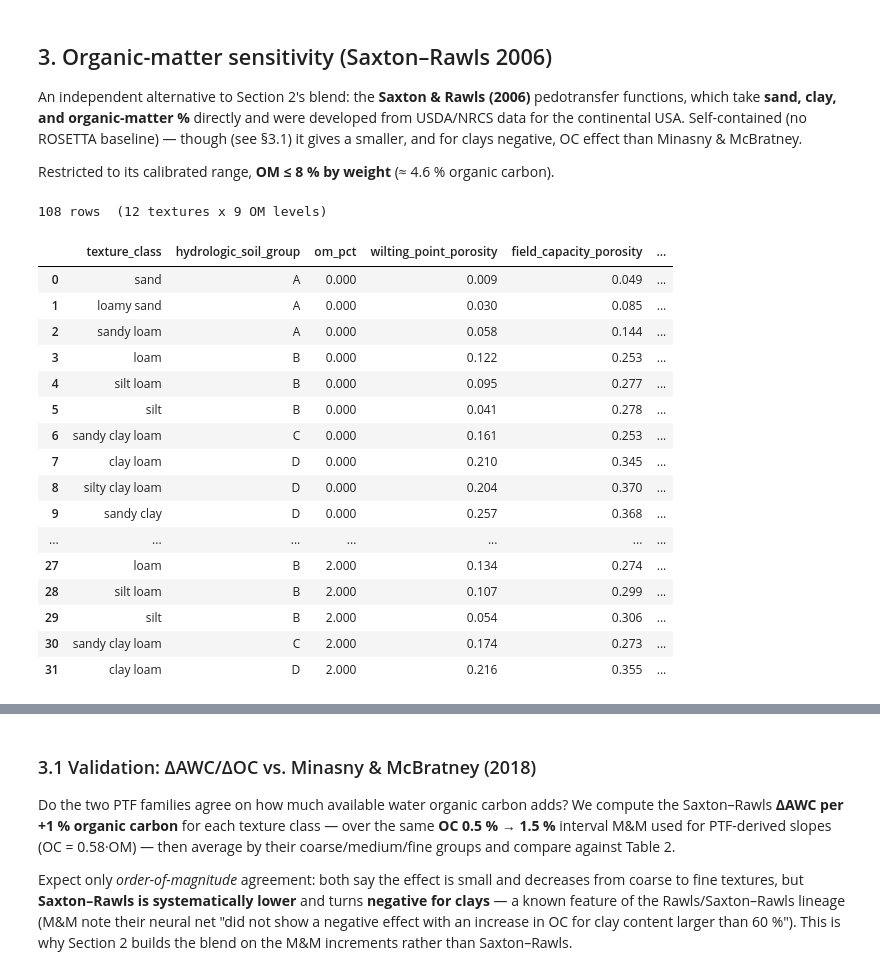
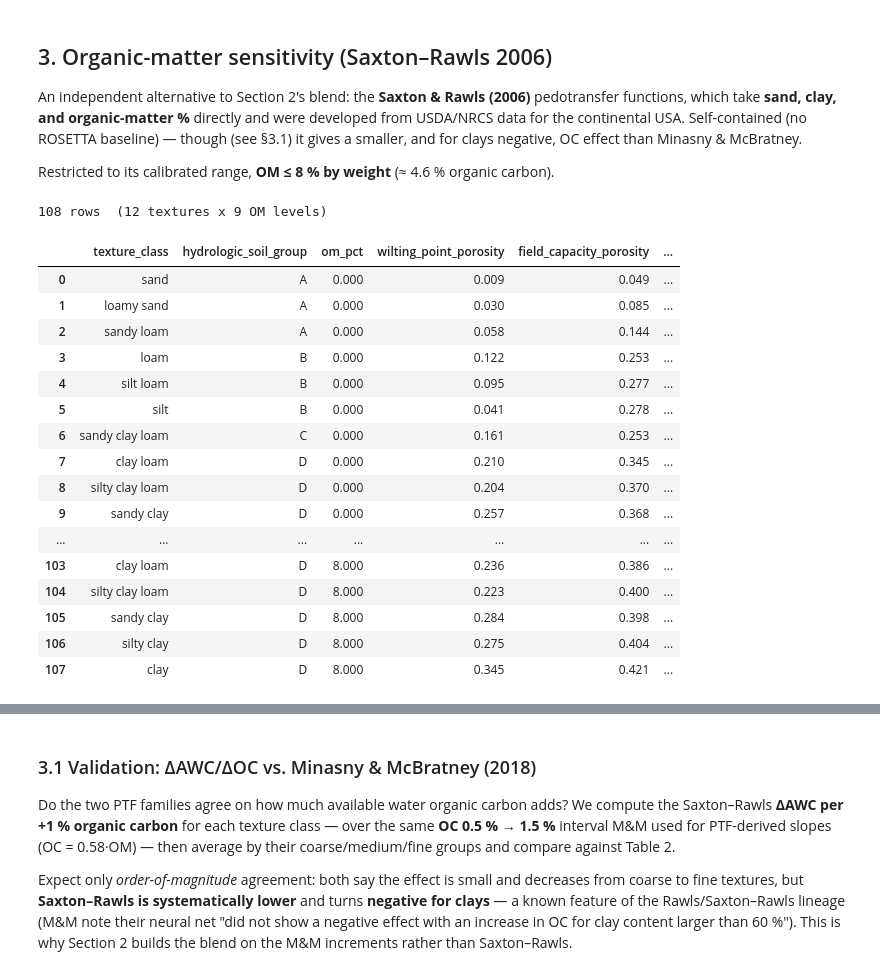
Before and after one commit to LimnoTech/soil-health-hydraulics, a Jupyter notebook: notebooks/2_organic_matter_water_holding.ipynb, the cells around one changed output, grey strips where cells are left out. Drawn from its saved outputs; the diff is of its cells as text; code cells hidden in the pictures.

```diff
--- a/notebooks/2_organic_matter_water_holding.ipynb
+++ b/notebooks/2_organic_matter_water_holding.ipynb
@@ -24,8 +24,22 @@ import numpy as np
 import pandas as pd
 import hvplot.pandas  # noqa: F401  (registers the .hvplot accessor)
 import holoviews as hv
+from IPython.display import HTML
 
 pd.set_option("display.float_format", lambda v: f"{v:0.3f}")
+
+
+def show(df, height=360):
+    """Display the *full* DataFrame in a fixed-height, scrollable box — renders the same in
+    JupyterLab and in the exported HTML site (`to_html` emits every row and respects the
+    float_format set above)."""
+    return HTML(
+        "<style>.scroll-df thead th{position:sticky;top:0;background:#fff;"
+        "box-shadow:inset 0 -1px 0 #ccc;}</style>"
+        f'<div class="scroll-df" style="max-height:{height}px;overflow:auto;'
+        'border:1px solid #ddd;border-radius:4px;">'
+        f"{df.to_html()}</div>"
+    )
 
 # ROSETTA texture × bulk-density baseline produced by rosetta_porosity_by_texture.ipynb
 result = pd.read_csv("rosetta_porosity_by_texture.csv")
@@ -47,7 +61,7 @@ texture_ticks = [(i, f"{cls} ({HYDROLOGIC_SOIL_GROUP[cls]})") for cls, i in text
 INCHES_PER_FOOT = 12.0  # volumetric water content (cm3/cm3) -> inches per foot of soil depth
 
 print(f"loaded {len(result)} ROSETTA rows: {len(TEXTURE_CLASSES)} textures x {len(bulk_densities)} bulk densities")
-result.head()
+show(result)
 # %% [output]
 [interactive output not drawn]
 [interactive output not drawn]
@@ -405,39 +430,39 @@ for om in om_values:
         sr_rows.append(
             {
                 "texture_class": cls,
                 "hydrologic_soil_group": HYDROLOGIC_SOIL_GROUP[cls],
                 "om_pct": om,
                 "wilting_point_porosity": pwp,
                 "field_capacity_porosity": fc,
                 "total_porosity": por,
                 "available_water_capacity": fc - pwp,
                 "drainable_water": por - fc,
             }
         )
 sr_df = pd.DataFrame(sr_rows)
 sr_df["texture_class"] = pd.Categorical(sr_df["texture_class"], categories=list(TEXTURE_CLASSES), ordered=True)
 
 print(f"{len(sr_df)} rows  ({len(TEXTURE_CLASSES)} textures x {len(om_values)} OM levels)")
-sr_df[sr_df["om_pct"].isin([0.0, 2.0, 4.0, 8.0])].head(20)
+show(sr_df[sr_df["om_pct"].isin([0.0, 2.0, 4.0, 8.0])])
 # %% [output]
 108 rows  (12 textures x 9 OM levels)
 |  | texture_class | hydrologic_soil_group | om_pct | wilting_point_porosity | field_capacity_porosity | ... |
 | 0 | sand | A | 0.000 | 0.009 | 0.049 | ... |
 | 1 | loamy sand | A | 0.000 | 0.030 | 0.085 | ... |
 | 2 | sandy loam | A | 0.000 | 0.058 | 0.144 | ... |
 | 3 | loam | B | 0.000 | 0.122 | 0.253 | ... |
 | 4 | silt loam | B | 0.000 | 0.095 | 0.277 | ... |
 | 5 | silt | B | 0.000 | 0.041 | 0.278 | ... |
 | 6 | sandy clay loam | C | 0.000 | 0.161 | 0.253 | ... |
 | 7 | clay loam | D | 0.000 | 0.210 | 0.345 | ... |
 | 8 | silty clay loam | D | 0.000 | 0.204 | 0.370 | ... |
 | 9 | sandy clay | D | 0.000 | 0.257 | 0.368 | ... |
 | ... | ... | ... | ... | ... | ... | ... |
-| 27 | loam | B | 2.000 | 0.134 | 0.274 | ... |
-| 28 | silt loam | B | 2.000 | 0.107 | 0.299 | ... |
-| 29 | silt | B | 2.000 | 0.054 | 0.306 | ... |
-| 30 | sandy clay loam | C | 2.000 | 0.174 | 0.273 | ... |
-| 31 | clay loam | D | 2.000 | 0.216 | 0.355 | ... |
+| 103 | clay loam | D | 8.000 | 0.236 | 0.386 | ... |
+| 104 | silty clay loam | D | 8.000 | 0.223 | 0.400 | ... |
+| 105 | sandy clay | D | 8.000 | 0.284 | 0.398 | ... |
+| 106 | silty clay | D | 8.000 | 0.275 | 0.404 | ... |
+| 107 | clay | D | 8.000 | 0.345 | 0.421 | ... |
 # %%
 # Saxton–Rawls AVAILABLE and DRAINABLE water vs. organic matter, one line per texture class,
 # over the calibrated 0–8 % OM range.
```
Also changed, not shown: parts of 5 cells of this notebook, 5 other files.
